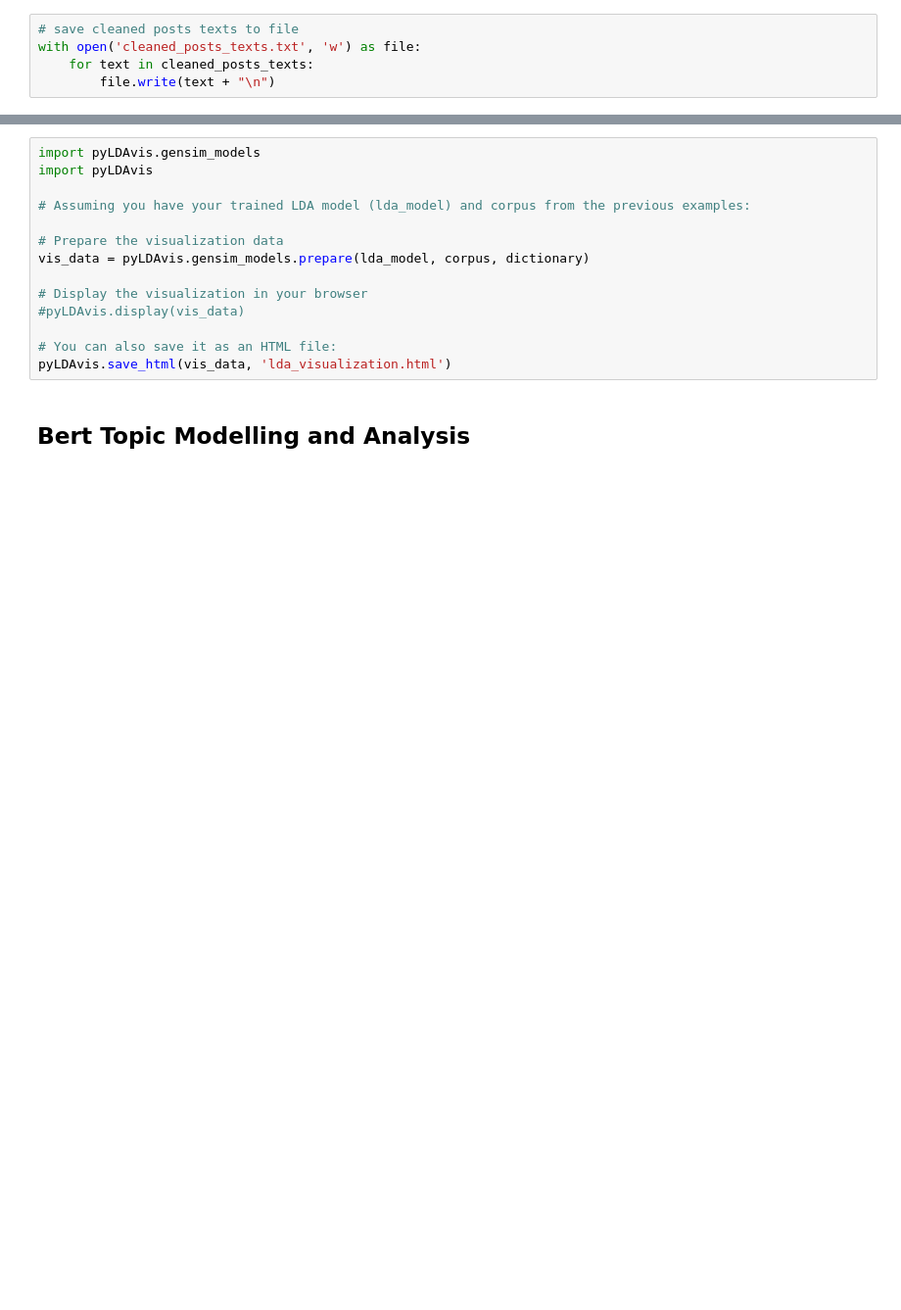
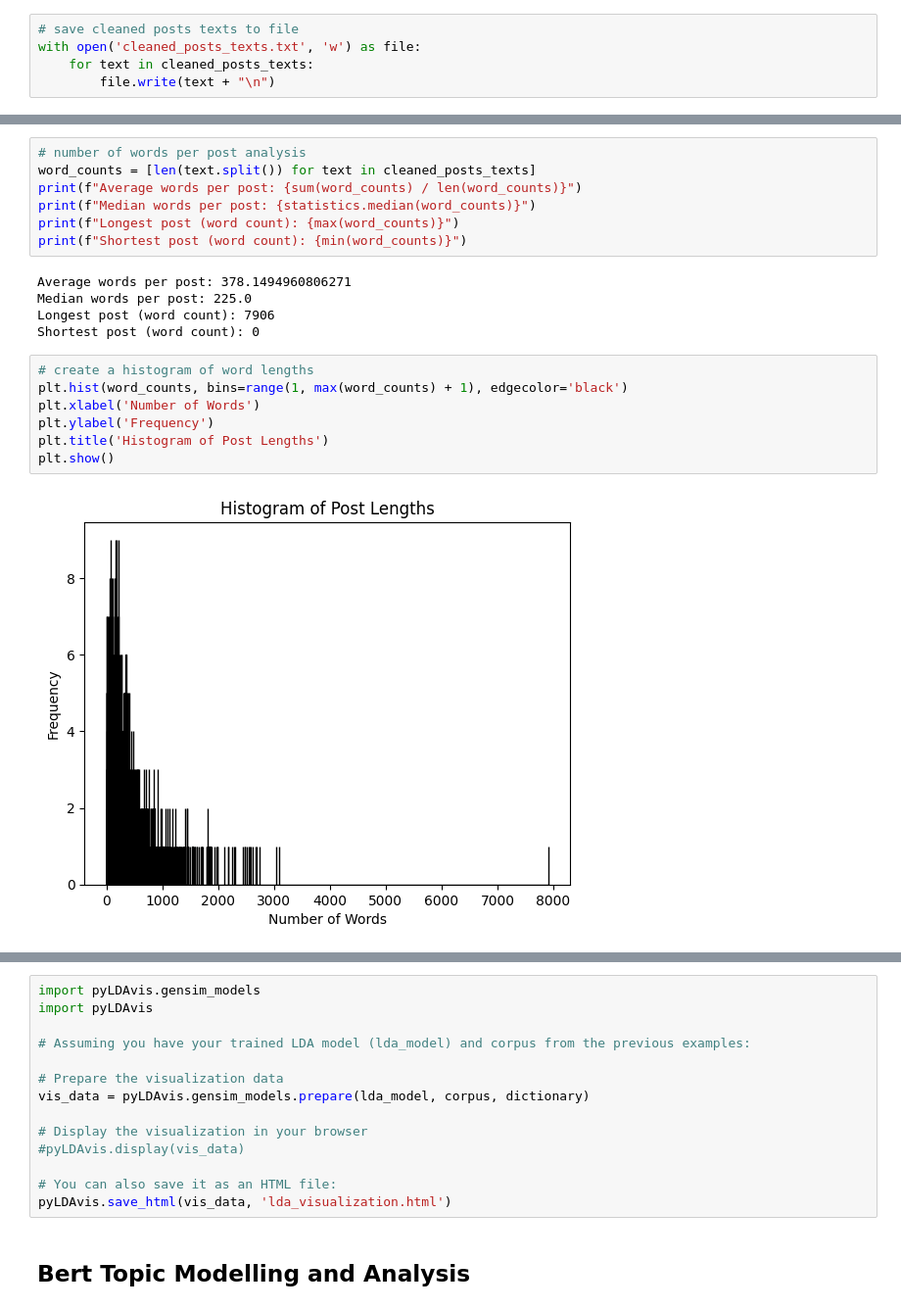
Before and after one commit to JewelsHovan/chronic_reddit_scraper, a Jupyter notebook: analysis/post_analysis.ipynb, the cells around one changed output, grey strips where cells are left out. Shown at 98% size. Saved outputs shown, nothing was run; the diff lists cells and outputs as text; blank space fills up the shorter version.

```diff
--- a/analysis/post_analysis.ipynb
+++ b/analysis/post_analysis.ipynb
@@ -58,0 +90,21 @@ with open('cleaned_posts_texts.txt', 'w') as file:
+# %%
+# number of words per post analysis
+word_counts = [len(text.split()) for text in cleaned_posts_texts]
+print(f"Average words per post: {sum(word_counts) / len(word_counts)}")
+print(f"Median words per post: {statistics.median(word_counts)}")
+print(f"Longest post (word count): {max(word_counts)}")
+print(f"Shortest post (word count): {min(word_counts)}")
+# %% [output]
+Average words per post: 378.1494960806271
+Median words per post: 225.0
+Longest post (word count): 7906
+Shortest post (word count): 0
+# %%
+# create a histogram of word lengths
+plt.hist(word_counts, bins=range(1, max(word_counts) + 1), edgecolor='black')
+plt.xlabel('Number of Words')
+plt.ylabel('Frequency')
+plt.title('Histogram of Post Lengths')
+plt.show()
+# %% [output]
+[figure, added]
```
Also changed, not shown: parts of 20 cells of this notebook, 9 other files.
